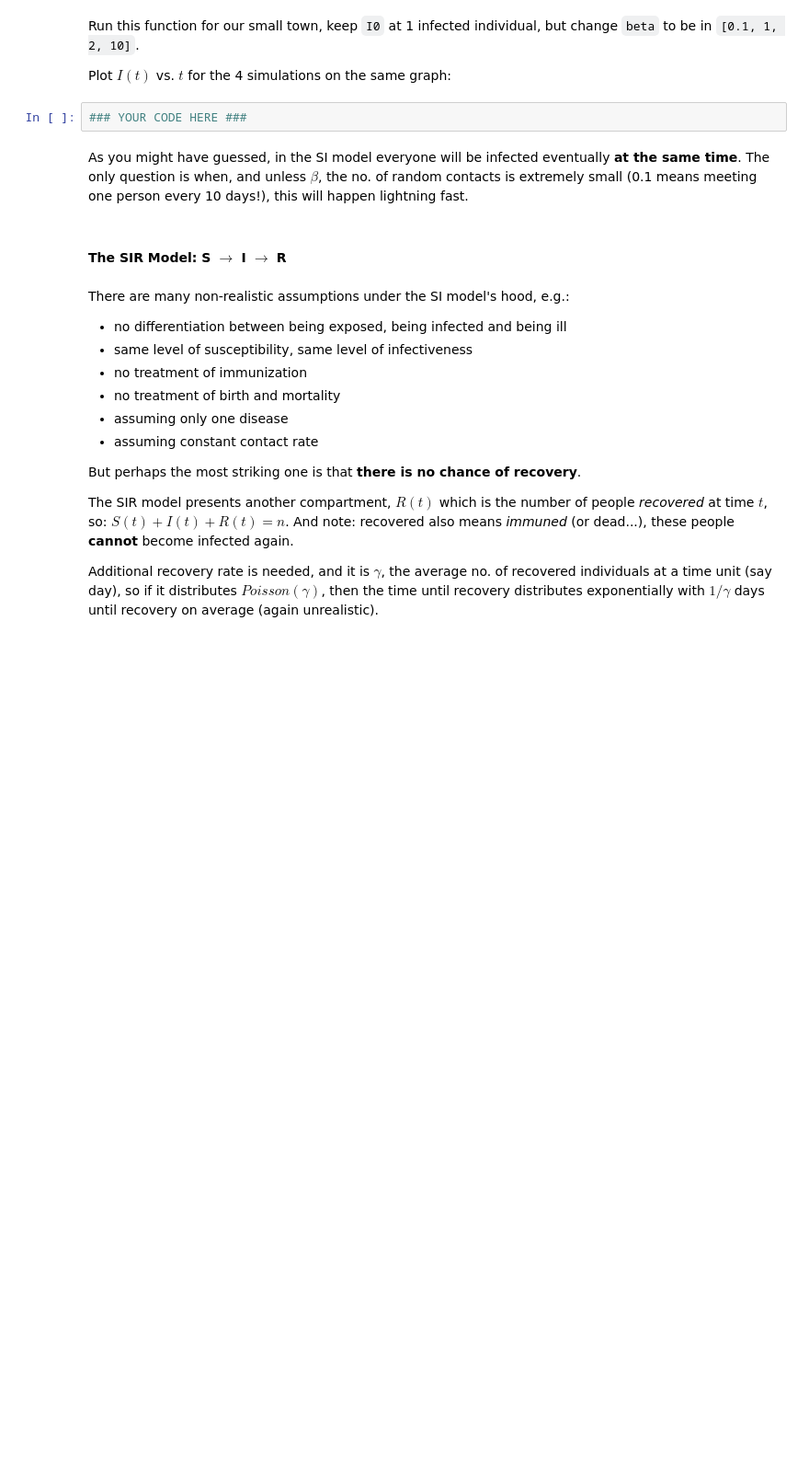
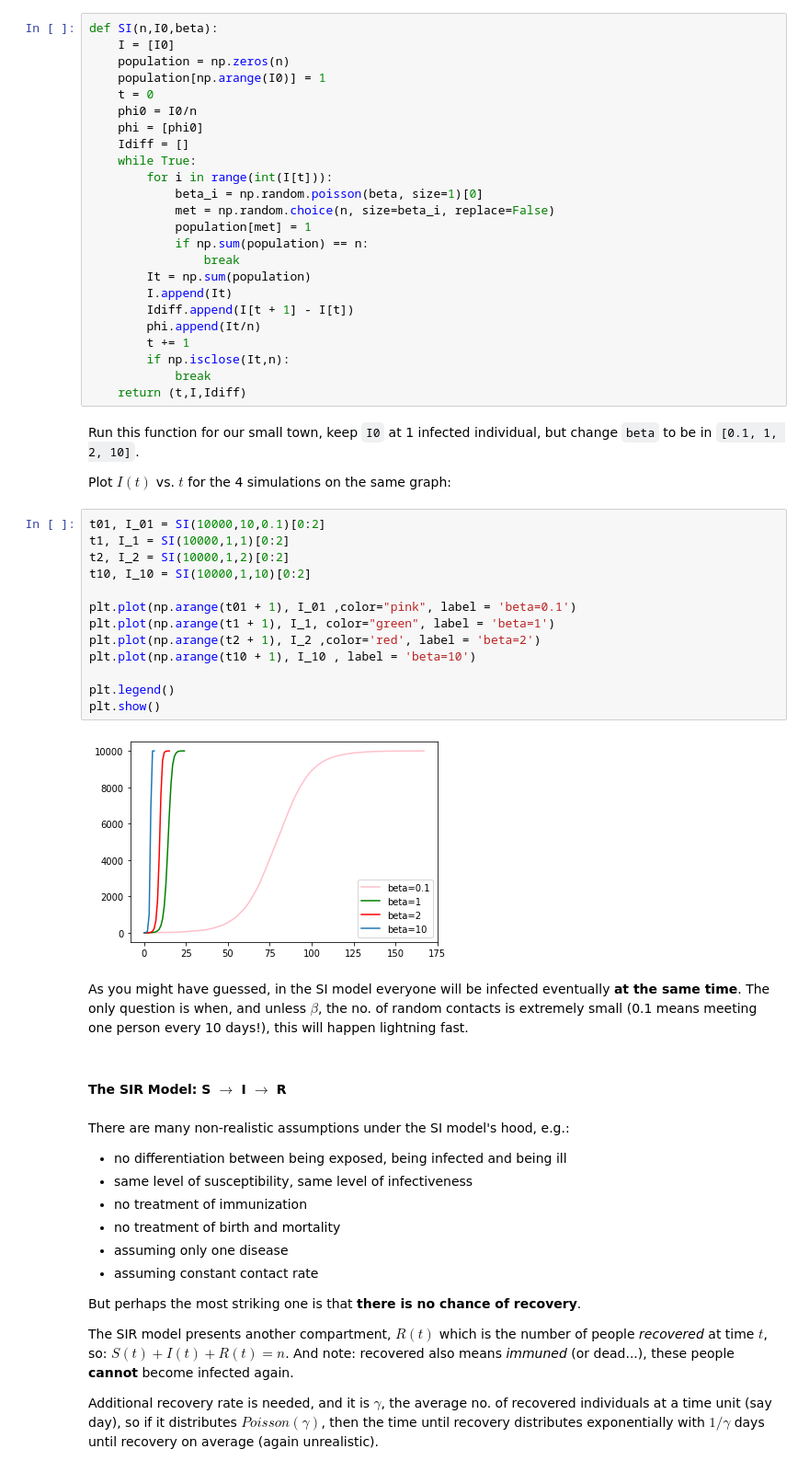
Before and after one commit to IlanaBog/HW5, a Jupyter notebook: hw5.ipynb, the cells around one changed output. Shown: that part at 92% size. Cells and saved outputs as stored; diff of their text form; blank space fills up the shorter version.

```diff
--- a/hw5.ipynb
+++ b/hw5.ipynb
@@ -209,9 +327,46 @@ and returns:
+# %%
+def SI(n,I0,beta):
+    I = [I0]
+    population = np.zeros(n)
+    population[np.arange(I0)] = 1
+    t = 0
+    phi0 = I0/n
+    phi = [phi0]
+    Idiff = []
+    while True:
+        for i in range(int(I[t])):
+            beta_i = np.random.poisson(beta, size=1)[0]
+            met = np.random.choice(n, size=beta_i, replace=False)
+            population[met] = 1
+            if np.sum(population) == n:
+                break
+        It = np.sum(population)
+        I.append(It)
+        Idiff.append(I[t + 1] - I[t])
+        phi.append(It/n)
+        t += 1
+        if np.isclose(It,n):
+            break
+    return (t,I,Idiff)
 # %% [markdown]
 Run this function for our small town, keep `I0` at 1 infected individual, but change `beta` to be in `[0.1, 1, 2, 10]`.
 
 Plot $I(t)$ vs. $t$ for the 4 simulations on the same graph:
-# %%
-### YOUR CODE HERE ###
+# %%
+t01, I_01 = SI(10000,10,0.1)[0:2]
+t1, I_1 = SI(10000,1,1)[0:2]
+t2, I_2 = SI(10000,1,2)[0:2]
+t10, I_10 = SI(10000,1,10)[0:2]
+
+plt.plot(np.arange(t01 + 1), I_01 ,color="pink", label = 'beta=0.1')
+plt.plot(np.arange(t1 + 1), I_1, color="green", label = 'beta=1')
+plt.plot(np.arange(t2 + 1), I_2 ,color='red', label = 'beta=2')
+plt.plot(np.arange(t10 + 1), I_10 , label = 'beta=10')
+
+plt.legend()
+plt.show()
+# %% [output]
+[figure, added]
 # %% [markdown]
 As you might have guessed, in the SI model everyone will be infected eventually **at the same time**. The only question is when, and unless $\beta$, the no. of random contacts is extremely small (0.1 means meeting one person every 10 days!), this will happen lightning fast.
 # %% [markdown]
```
Also changed, not shown: parts of 37 cells of this notebook.
